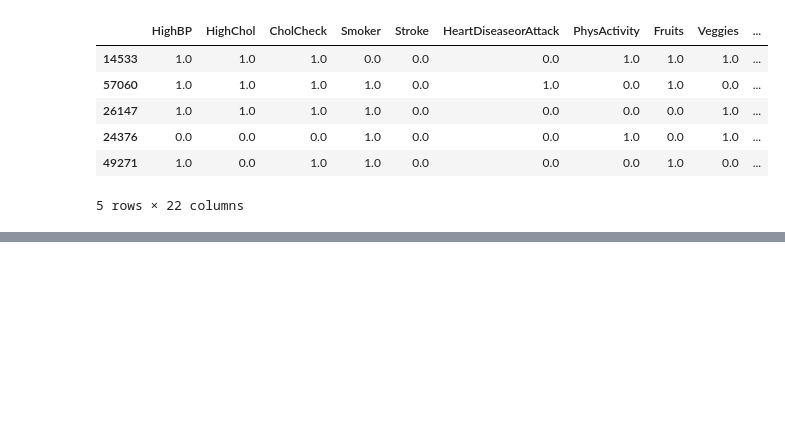
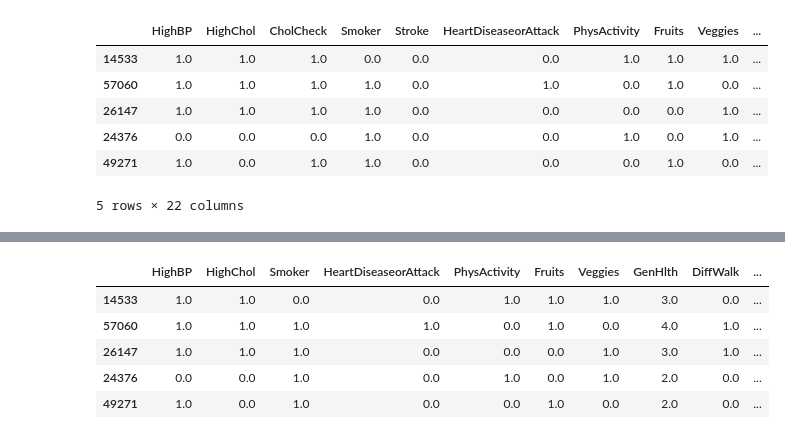
Before and after one commit to mylinh030203/AI, a Jupyter notebook: Analysis_and_Prediction_Type_2_Diabetes.ipynb, the cells around one changed output, grey strips where cells are left out. Drawn from its saved outputs; the diff is of its cells as text; code cells hidden in the pictures; blank space fills up the shorter version.

```diff
--- a/Analysis_and_Prediction_Type_2_Diabetes.ipynb
+++ b/Analysis_and_Prediction_Type_2_Diabetes.ipynb
@@ -549,3 +592,19 @@ train.head()
+# %%
+X = data_new2.drop("Diabetes_binary", axis=1)
+y = data_new2["Diabetes_binary"]
+
+X_train, X_test, y_train, y_test = train_test_split(X, y, test_size=0.3, random_state=42)
+
+train = X_train.join(y_train, lsuffix='_X_train', rsuffix='_y_train')
+test = X_test.join(y_test, lsuffix='_X_test', rsuffix='_y_test')
+train.head()
+# %% [output]
+|  | HighBP | HighChol | Smoker | HeartDiseaseorAttack | PhysActivity | Fruits | Veggies | GenHlth | DiffWalk | ... |
+| 14533 | 1.0 | 1.0 | 0.0 | 0.0 | 1.0 | 1.0 | 1.0 | 3.0 | 0.0 | ... |
+| 57060 | 1.0 | 1.0 | 1.0 | 1.0 | 0.0 | 1.0 | 0.0 | 4.0 | 1.0 | ... |
+| 26147 | 1.0 | 1.0 | 1.0 | 0.0 | 0.0 | 0.0 | 1.0 | 3.0 | 1.0 | ... |
+| 24376 | 0.0 | 0.0 | 1.0 | 0.0 | 1.0 | 0.0 | 1.0 | 2.0 | 0.0 | ... |
+| 49271 | 1.0 | 0.0 | 1.0 | 0.0 | 0.0 | 1.0 | 0.0 | 2.0 | 0.0 | ... |
 # %%
 from sklearn.linear_model import LogisticRegression
 from sklearn.neighbors import KNeighborsClassifier
```
Also changed, not shown: parts of 5 cells of this notebook.
